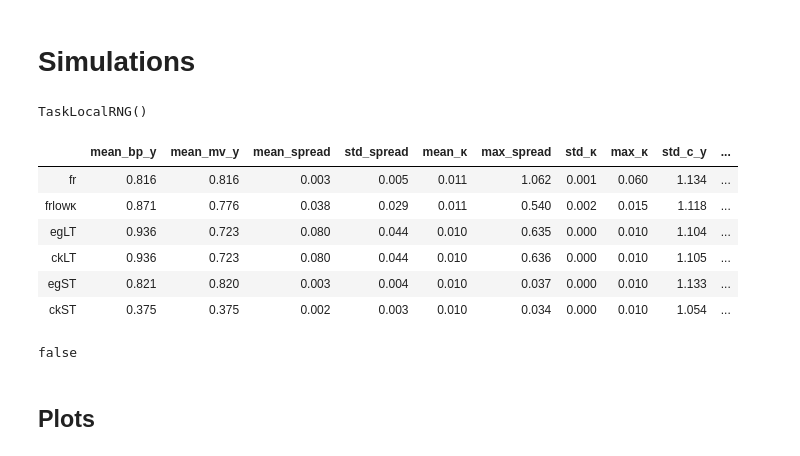
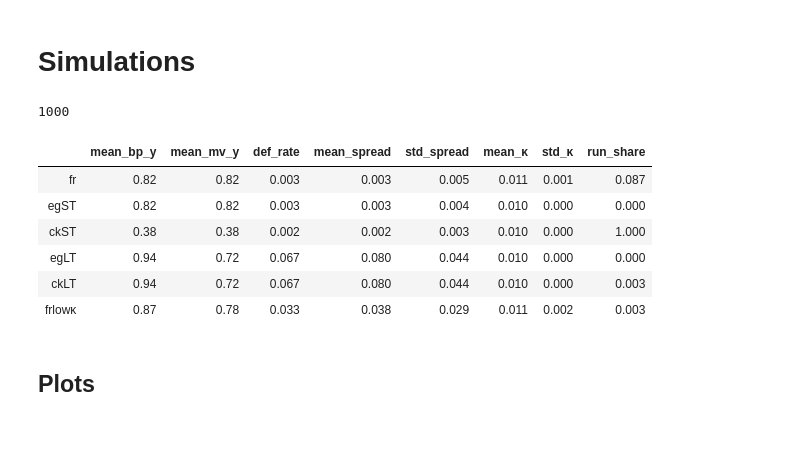
Before and after one commit to manuelamador/floating_rate, a Jupyter notebook: scripts/floating_rate_figures_tables.ipynb, the cells around one changed output. Drawn from its saved outputs; the diff is of its cells as text; code cells hidden in the pictures.

```diff
--- a/scripts/floating_rate_figures_tables.ipynb
+++ b/scripts/floating_rate_figures_tables.ipynb
@@ -141,6 +141,5 @@ Converged.
 # %%
 big_T = 20_000
 big_N = 1_000
-rng = Random.seed!(1234)
 # %% [output]
-TaskLocalRNG()
+1000
@@ -153,29 +146,37 @@ end;
+# %%
+computed_moments = let
+    rng = Random.seed!(1234)
+    shocks, paths = create_shocks_paths(models.ckLT, big_T, big_N; rng) # make sure to use a ck model to draw the sunspots
+    map(
+        (; models.fr, models.egST, models.ckST, models.egLT, models.ckLT, models.frlowκ)) do (m)
+        simulation!(paths, shocks, m; n = big_T, trim = 1000, trim_def = 20)
+        out = moments(paths, m)
+        (; out.mean_bp_y, out.mean_mv_y, out.def_rate, out.mean_spread, out.std_spread, out.mean_κ, out.std_κ, out.run_share)
+    end
+end;
 # %%
 pretty_table(
     collect(map(m -> pairs(m), computed_moments)),
     row_names = collect(keys(computed_moments)),
     backend = Val(:html),
-    formatters = ( ft_printf("%5.3f", [7, 8]), ft_printf("%5.3f"))
+    formatters = ( ft_printf("%5.2f", [1, 2]), ft_printf("%5.3f"))
 )
 # %% [output]
-|  | mean_bp_y | mean_mv_y | mean_spread | std_spread | mean_κ | max_spread | std_κ | max_κ | std_c_y | ... |
-| fr | 0.816 | 0.816 | 0.003 | 0.005 | 0.011 | 1.062 | 0.001 | 0.060 | 1.134 | ... |
-| frlowκ | 0.871 | 0.776 | 0.038 | 0.029 | 0.011 | 0.540 | 0.002 | 0.015 | 1.118 | ... |
-| egLT | 0.936 | 0.723 | 0.080 | 0.044 | 0.010 | 0.635 | 0.000 | 0.010 | 1.104 | ... |
-| ckLT | 0.936 | 0.723 | 0.080 | 0.044 | 0.010 | 0.636 | 0.000 | 0.010 | 1.105 | ... |
-| egST | 0.821 | 0.820 | 0.003 | 0.004 | 0.010 | 0.037 | 0.000 | 0.010 | 1.133 | ... |
-| ckST | 0.375 | 0.375 | 0.002 | 0.003 | 0.010 | 0.034 | 0.000 | 0.010 | 1.054 | ... |
+|  | mean_bp_y | mean_mv_y | def_rate | mean_spread | std_spread | mean_κ | std_κ | run_share |
+| fr | 0.82 | 0.82 | 0.003 | 0.003 | 0.005 | 0.011 | 0.001 | 0.087 |
+| egST | 0.82 | 0.82 | 0.003 | 0.003 | 0.004 | 0.010 | 0.000 | 0.000 |
+| ckST | 0.38 | 0.38 | 0.002 | 0.002 | 0.003 | 0.010 | 0.000 | 1.000 |
+| egLT | 0.94 | 0.72 | 0.067 | 0.080 | 0.044 | 0.010 | 0.000 | 0.000 |
+| ckLT | 0.94 | 0.72 | 0.067 | 0.080 | 0.044 | 0.010 | 0.000 | 0.003 |
+| frlowκ | 0.87 | 0.78 | 0.033 | 0.038 | 0.029 | 0.011 | 0.002 | 0.003 |
 # %%
 SAVE_MOMENTS && open(joinpath(@__DIR__,"..","output","moments.txt"), "w") do f
-    pretty_table(
+    pretty_table(f,
         collect(map(m -> pairs(m), computed_moments)),
         row_names = collect(keys(computed_moments)),
-        backend = Val(:html),
-        formatters = ft_printf("%5.3f")
+        formatters = ( ft_printf("%5.2f", [1, 2]), ft_printf("%5.3f"))
     )
 end
-# %% [output]
-false
 # %% [markdown]
 ## Plots
 # %%
```
Also changed, not shown: parts of 12 cells of this notebook, 11 other files.
